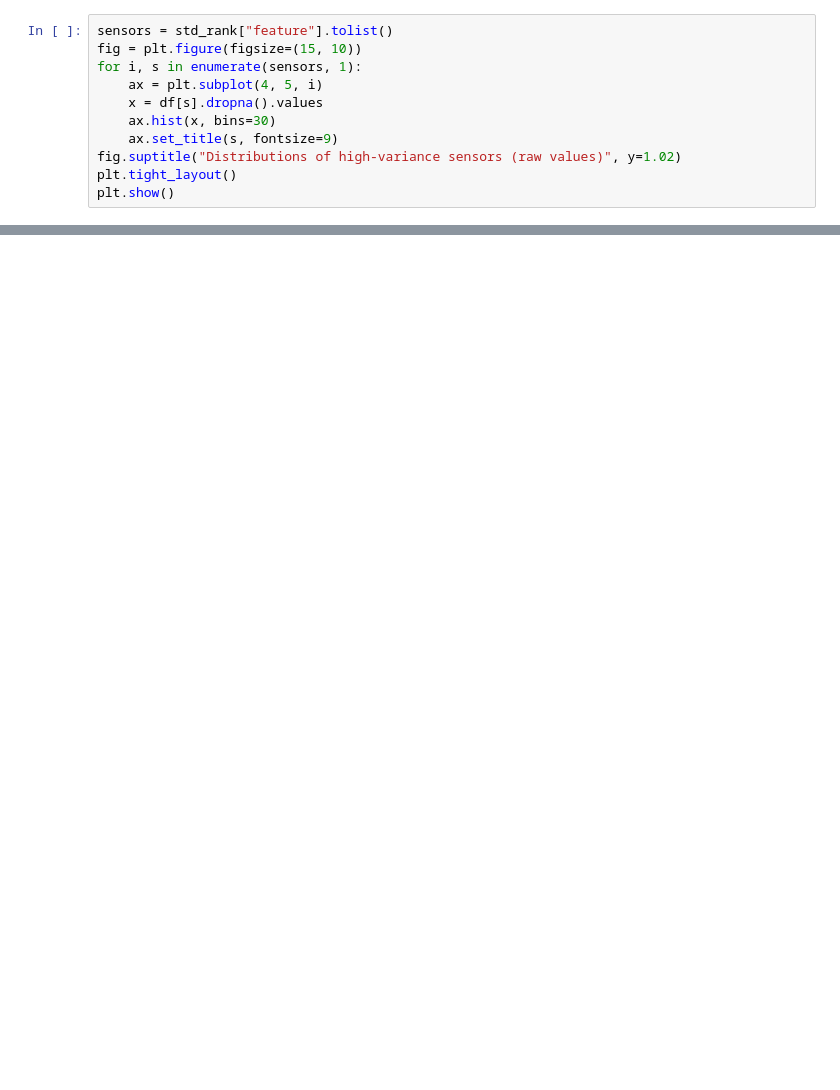
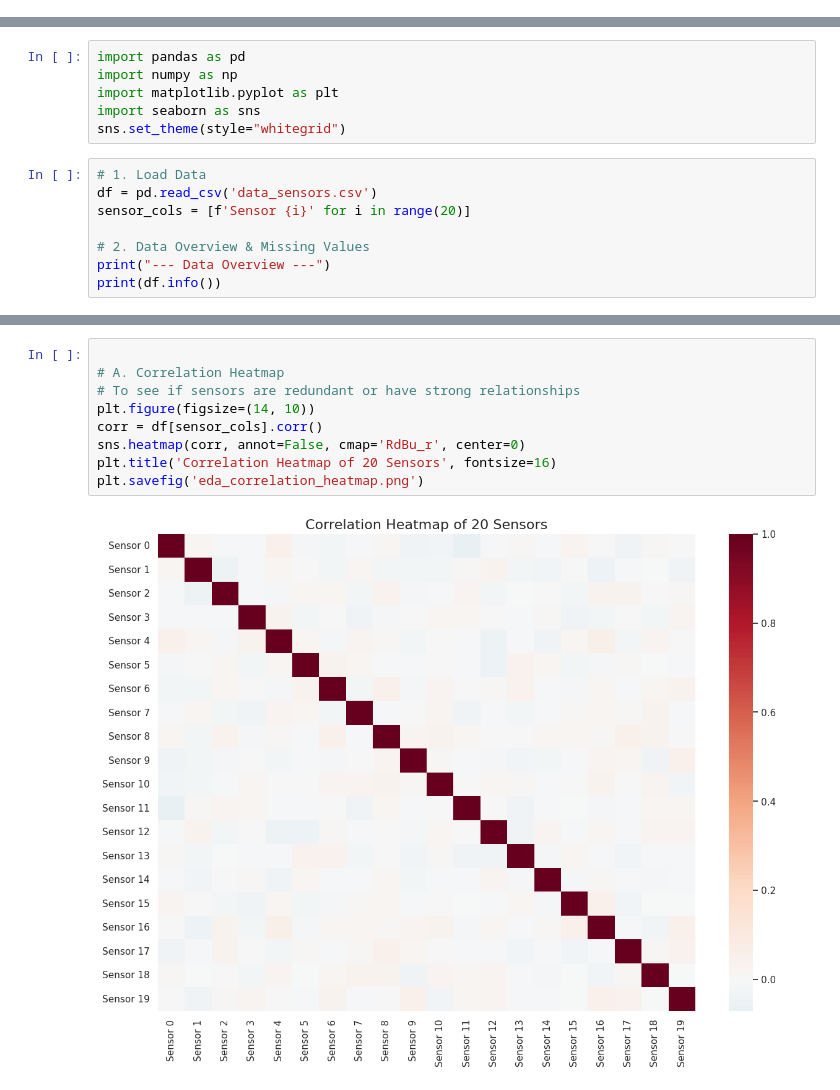
Before and after one commit to UsamaI000/ml6-challenge, a Jupyter notebook: notebooks/EDA.ipynb, the cells around one changed output, grey strips where cells are left out. Drawn from its saved outputs; the diff is of its cells as text; blank space fills up the shorter version.

Commit message:
EDA with more information on data

```diff
--- a/notebooks/EDA.ipynb
+++ b/notebooks/EDA.ipynb
@@ -195,11 +0,0 @@ plt.show()
-# %%
-sensors = std_rank["feature"].tolist()
-fig = plt.figure(figsize=(15, 10))
-for i, s in enumerate(sensors, 1):
-    ax = plt.subplot(4, 5, i)
-    x = df[s].dropna().values
-    ax.hist(x, bins=30)
-    ax.set_title(s, fontsize=9)
-fig.suptitle("Distributions of high-variance sensors (raw values)", y=1.02)
-plt.tight_layout()
-plt.show()
@@ -309,0 +1,14 @@ plt.show()
+# %%
+import pandas as pd
+import numpy as np
+import matplotlib.pyplot as plt
+import seaborn as sns
+sns.set_theme(style="whitegrid")
+# %%
+# 1. Load Data
+df = pd.read_csv('data_sensors.csv')
+sensor_cols = [f'Sensor {i}' for i in range(20)]
+
+# 2. Data Overview & Missing Values
+print("--- Data Overview ---")
+print(df.info())
@@ -309,0 +106,11 @@ plt.show()
+# %%
+
+# A. Correlation Heatmap
+# To see if sensors are redundant or have strong relationships
+plt.figure(figsize=(14, 10))
+corr = df[sensor_cols].corr()
+sns.heatmap(corr, annot=False, cmap='RdBu_r', center=0)
+plt.title('Correlation Heatmap of 20 Sensors', fontsize=16)
+plt.savefig('eda_correlation_heatmap.png')
+# %% [output]
+[figure, added]
```
Also changed, not shown: parts of 36 cells of this notebook, 2 other files.
